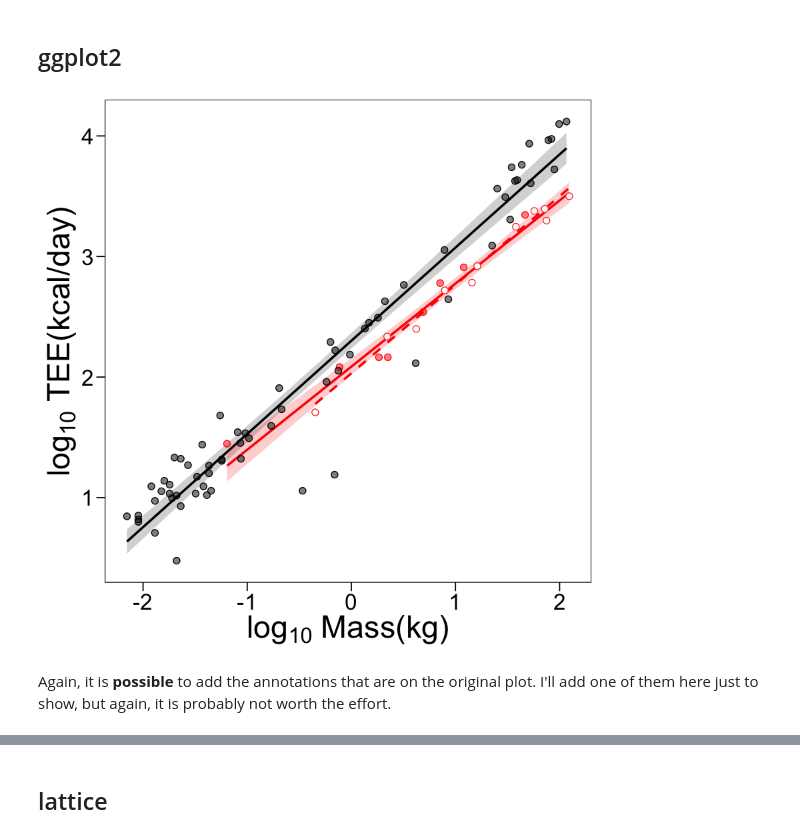
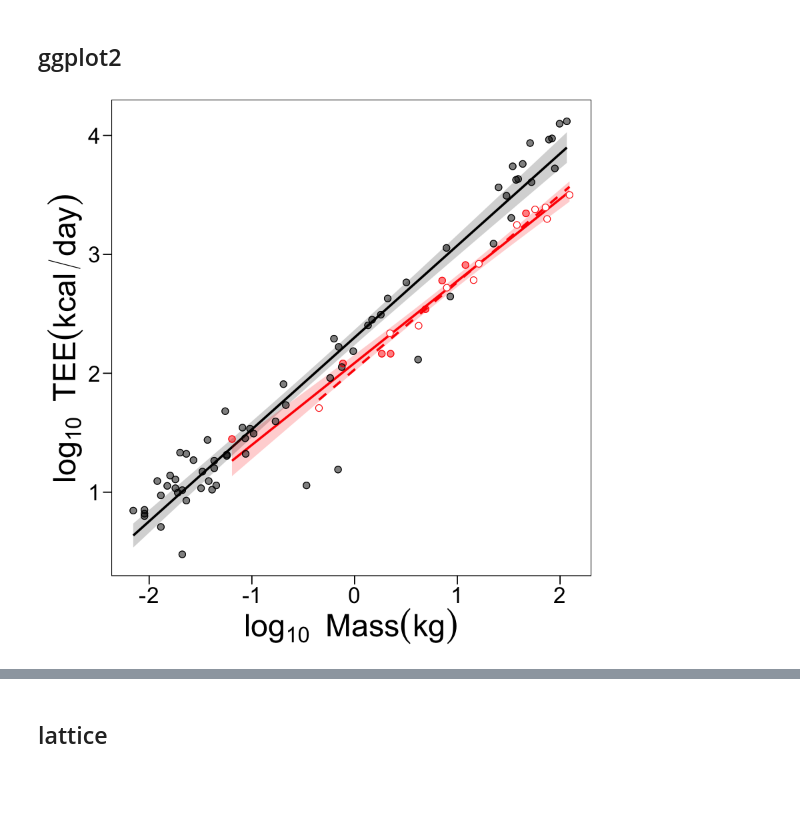
Before and after one commit to ryanraaum/bioanth-plots, a Jupyter notebook: Energy Expenditure in R.ipynb, the cells around one changed output, grey strips where cells are left out. Saved outputs shown, nothing was run; the diff lists cells and outputs as text; code cells hidden in the pictures; blank space fills up the shorter version.

Commit message:
base/ggplot2/lattice plots and annotations all complete

```diff
--- a/Energy Expenditure in R.ipynb
+++ b/Energy Expenditure in R.ipynb
@@ -264,31 +146,31 @@ par(old.par)
 # %%
 library(ggplot2)
 library(ggthemes) # for the simple theme_base
 
 plt = ggplot(dset, aes(x=logmass, y=logtee)) +
         # no gridlines, shading, etc.
-        theme_base() + theme(plot.background = NULL) +
+        theme_base() +
+        # get rid of outer frame
+        theme(plot.background = NULL) +
         # make the axis tick labels a little bigger
         theme(axis.text = element_text(size=rel(1.25))) +
         # make the axis legend text larger as well
         theme(axis.title=element_text(size=rel(1.75))) +
         # set the x- and y-axis legends
-        xlab(expression("log"[10]*" Mass(kg)")) +
-        ylab(expression("log"[10]*" TEE(kcal/day)")) +
+        xlab(expression(log[10]~~Mass(kg))) +
+        ylab(expression(log[10]~~TEE(kcal/day))) +
         # add the non-primates line and confidence interval
         geom_smooth(data=nonprimates, aes(x=logmass, y=logtee), method="lm", color="black") +
         # add the all primates line and confidence interval
         geom_smooth(data=allprimates, aes(x=logmass, y=logtee), method="lm", color="red", fill="red", alpha=0.2) +
         # add the primates without mouse lemur line (without confidence interval)
         geom_smooth(data=subprimates, aes(x=logmass, y=logtee), method="lm", color="red", linetype=2, se=F) +
         # add the filled circles
         geom_point(color=point_fill, size=2.5) +
         # add the open circles on top
         geom_point(color=point_color, shape=1, size=2.5)
 
 # show the plot
 plt
 # %% [output]
-[figure, old version]
+[figure, new version]
-# %% [markdown]
-Again, it is **possible** to add the annotations that are on the original plot. I'll add one of them here just to show, but again, it is probably not worth the effort.
```
Also changed, not shown: parts of 18 cells of this notebook.
